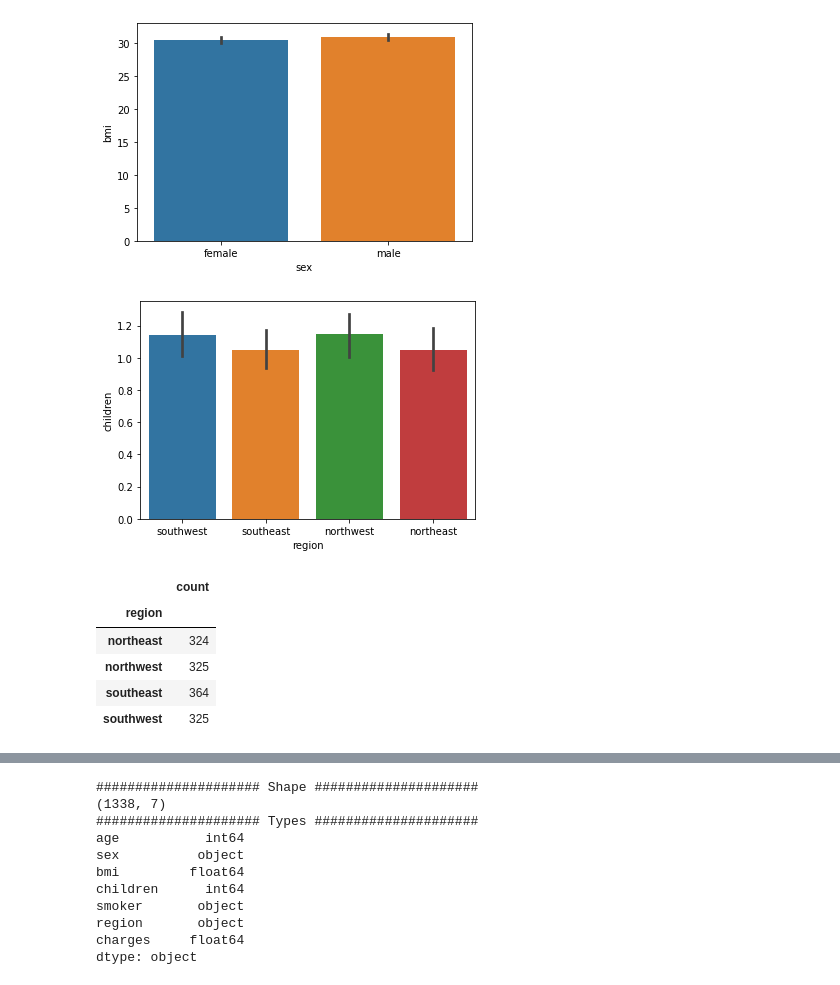
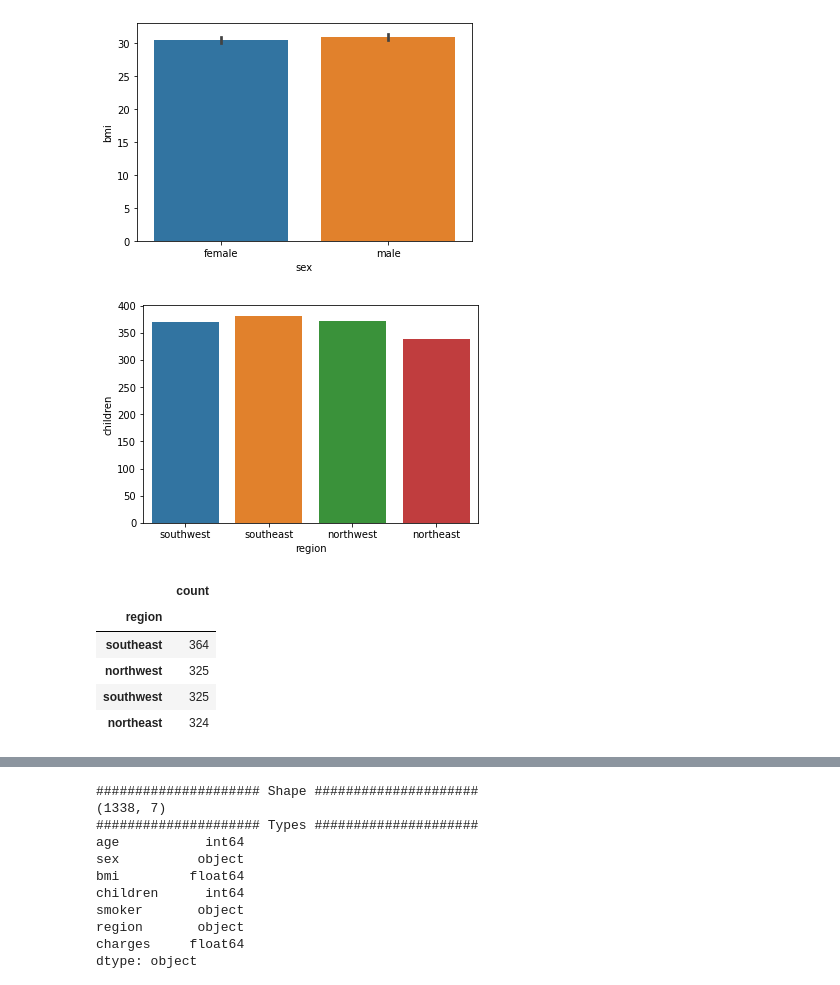
Before and after one commit to atacanozkan/health_insurance_cost_prediction, a Jupyter notebook: main.ipynb, the cells around one changed output, grey strips where cells are left out. Saved outputs shown, nothing was run; the diff lists cells and outputs as text; code cells hidden in the pictures.

```diff
--- a/main.ipynb
+++ b/main.ipynb
@@ -362,18 +385,14 @@ plt.show()
 [figure]
 [figure]
 # %%
-sns.barplot(x="region", y="children", data=df)
+sns.barplot(x="region", y="children", data=df, ci=None, estimator=sum)
 plt.show()
-
-#sns.histplot(binwidth=0.5, x="Playing_Role", hue="Bought_By", data=df, stat="count", multiple="stack")
+df.groupby('region').agg(['count'])['children'].sort_values(by='count', ascending=False)
 # %% [output]
-[figure, old version]
+[figure, new version]
+|  | count |
+| region |  |
+| southeast | 364 |
+| northwest | 325 |
+| southwest | 325 |
+| northeast | 324 |
-# %%
-df.groupby('region').agg(['count'])['children']
-# %% [output]
-|  | count |
-| region |  |
-| northeast | 324 |
-| northwest | 325 |
-| southeast | 364 |
-| southwest | 325 |
```
Also changed, not shown: parts of 22 cells of this notebook.
